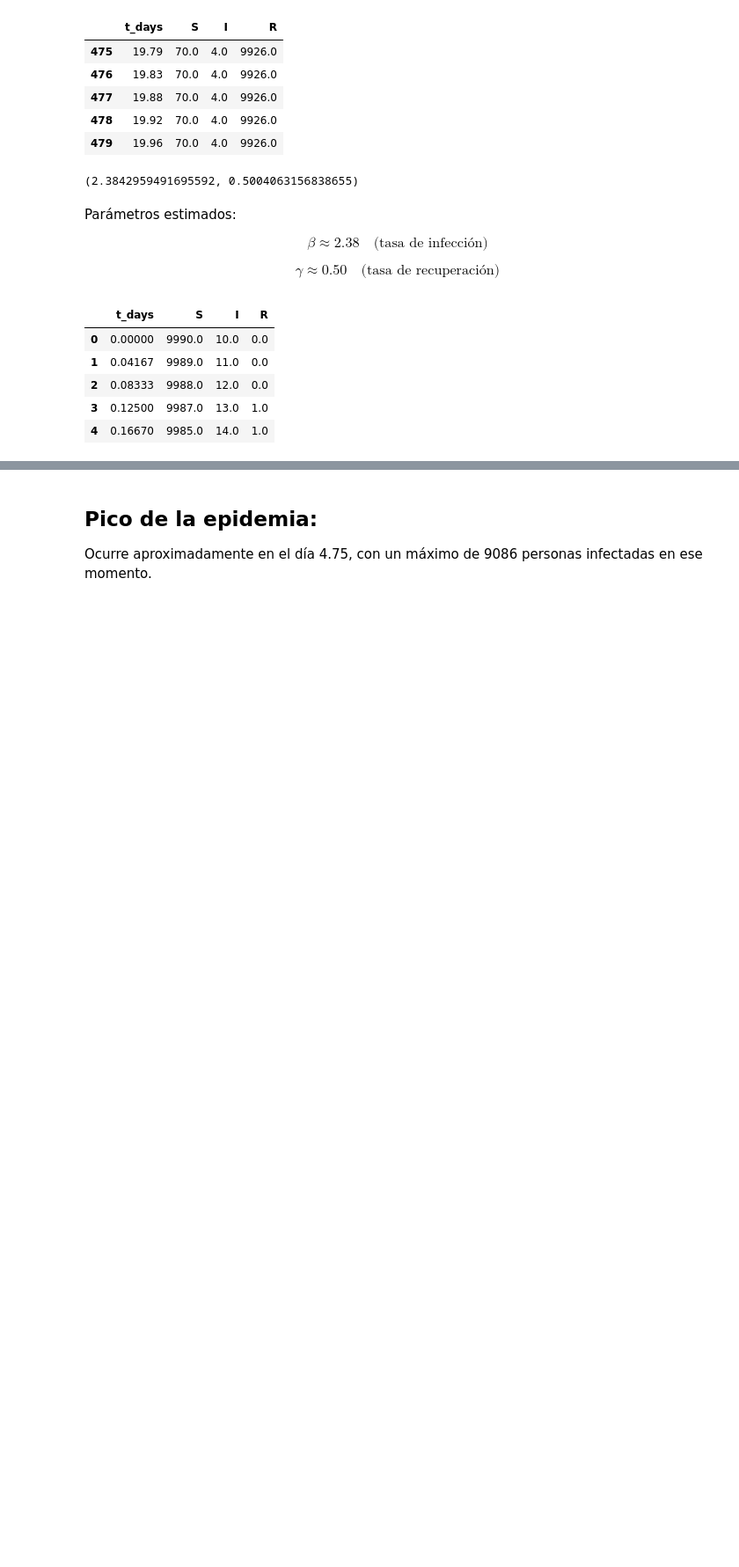
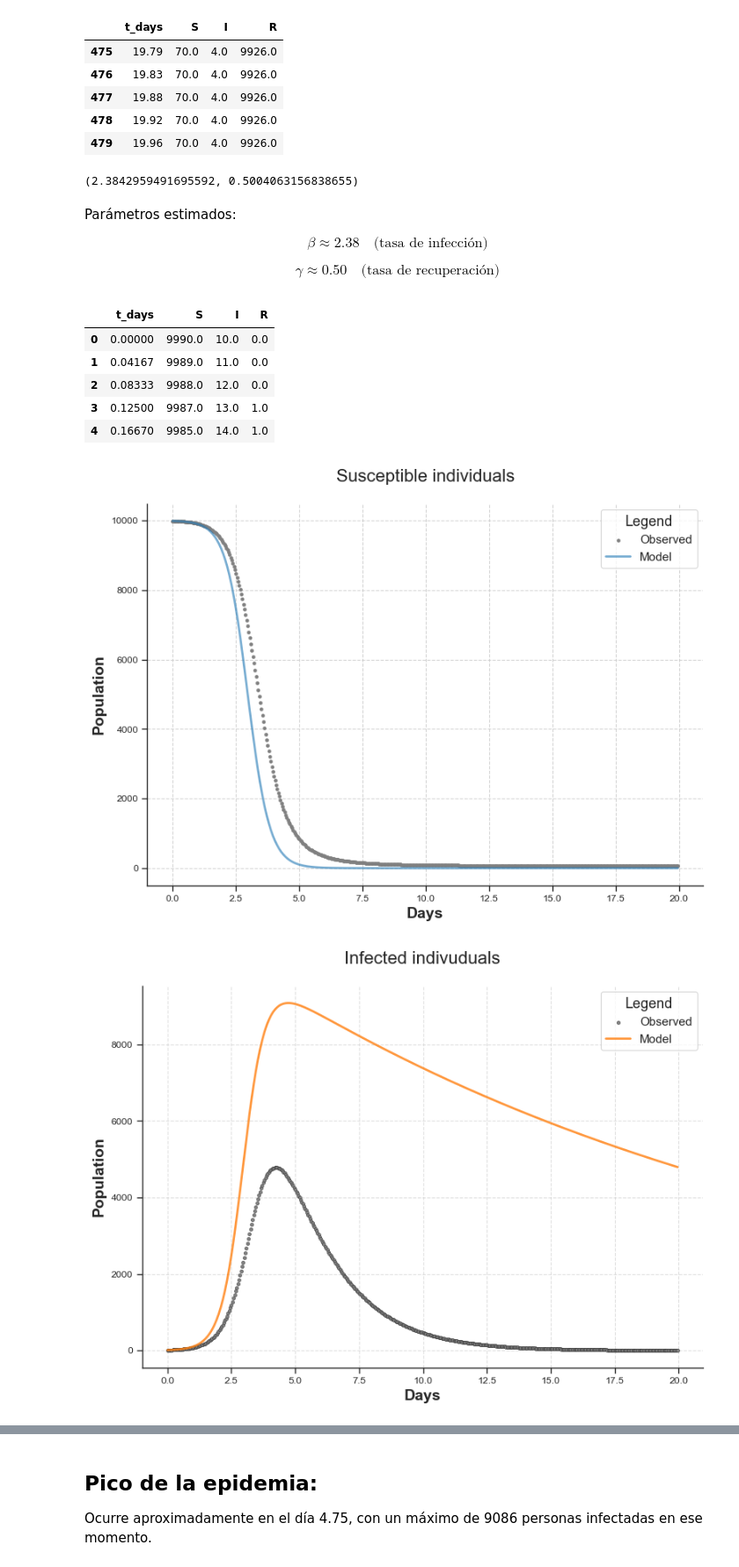
Before and after one commit to JsebastianUVPRQ/classical_trajectory, a Jupyter notebook: Intro_modeling_math/tll/penaloza_juan.ipynb, the cells around one changed output, grey strips where cells are left out. Shown at 88% size. Cells and saved outputs as stored; diff of their text form; code cells hidden in the pictures; blank space fills up the shorter version.

```diff
--- a/Intro_modeling_math/tll/penaloza_juan.ipynb
+++ b/Intro_modeling_math/tll/penaloza_juan.ipynb
@@ -248,64 +248,70 @@ plt.ylabel('Population')
 plt.title('SIR Model Fit to Data (Approximated Parameters)')
 plt.legend()
 plt.grid()
 plt.show()
 '''
 # Configuración de estilo para seaborn
-sns.set_theme(style="ticks", context="talk")
-
+sns.set_theme(style="ticks", context="paper")
+# ----------------------------
 # Figura 1: Susceptible
 plt.figure(figsize=(8, 6))
 sns.scatterplot(
     x='t_days', y='S', data=datosRecuperados,
-    label='Susceptible (Observed Data)', marker='o', color='#1f77b4', edgecolor='w', s=100)
+    label='Observed', color='#808080', edgecolor='#808080', linewidth=0.2, s=10
+)
+# sns.lineplot( x='t_days', y='S', data=datosRecuperados, label='Observed', color='#808080')
+
 sns.lineplot(
     x=solution_approx.t , y=S_approx,
-    label='Susceptible (Model Approximation)', color='#1f77b4', linewidth=2
+    label='Model', color='#1f77b4', linewidth=2, alpha=0.6
+)
+
+plt.xlabel('Days', fontsize=14, weight='bold')
+plt.ylabel('Population', fontsize=14, weight='bold')
+# plt.yscale('log')
+plt.title('Susceptible individuals', fontsize=16, pad=20)
+plt.legend(title="Legend", title_fontsize=13, fontsize=11, loc='upper right', frameon=True)
+sns.despine()
+plt.grid(visible=True, linestyle='--', alpha=0.8)
+plt.tight_layout()
+plt.show()
+# ----------------------------
+# Figura 2: Infected
+plt.figure(figsize=(8, 6))
+sns.scatterplot(
+    x='t_days', y='I', data=datosRecuperados,
+    label='Observed', color='#808080', edgecolor='#000000', linewidth=0.2, s=10
+)
+sns.lineplot(
+    x=solution_approx.t, y=I_approx,
+    label='Model', color='#ff7f0e', linewidth=2, alpha=0.8
 )
 plt.xlabel('Days', fontsize=14, weight='bold')
 plt.ylabel('Population', fontsize=14, weight='bold')
-# plt.yscale('log')
-plt.title('SIR Model: Susceptible', fontsize=16, weight='bold', pad=20)
+plt.title('Infected indivuduals', fontsize=16, pad=20)
 plt.legend(title="Legend", title_fontsize=13, fontsize=11, loc='upper right', frameon=True)
 sns.despine()
 plt.grid(visible=True, linestyle='--', alpha=0.6)
 plt.tight_layout()
 plt.show()
-
-# Figura 2: Infected
+# ----------------------------
+# Figura 3: Recovered
 plt.figure(figsize=(8, 6))
 sns.scatterplot(
-    x='t_days', y='I', data=datosRecuperados,
-    label='Infected (Observed Data)', marker='s', color='#808080', edgecolor='w', s=100
+    x='t_days', y='R', data=datosRecuperados,
+    label='Observed', color='#808080', edgecolor='#000000', linewidth=0.2, s=4
 )
 sns.lineplot(
-    x=solution_approx.t, y=I_approx,
-    label='Infected (Model Approximation)', color='#ff7f0e', linewidth=2
-)
+    x=solution_approx.t, y=R_approx,
+    label='Model', color='#2ca02c', linewidth=4)
 plt.xlabel('Days', fontsize=14, weight='bold')
 plt.ylabel('Population', fontsize=14, weight='bold')
-plt.title('SIR Model: Infected', fontsize=16, weight='bold', pad=100)
-plt.legend(title="Legend", title_fontsize=13, fontsize=11, loc='upper right', frameon=True)
+plt.title('Recovered individuals', fontsize=16, pad=20)
+plt.legend(title="Legend", title_fontsize=13, fontsize=11, loc='lower right', frameon=True)
 sns.despine()
 plt.grid(visible=True, linestyle='--', alpha=0.6)
 plt.tight_layout()
 plt.show()
-
-# Figura 3: Recovered
-plt.figure(figsize=(8, 6))
-sns.scatterplot(
-    x='t_days', y='R', data=datosRecuperados,
-    label='Recovered (Observed Data)', marker='^', color='#2ca02c', edgecolor='w', s=100
-)
-sns.lineplot(
-    x=solution_approx.t, y=R_approx,
-    label='Recovered (Model Approximation)', color='#2ca02c', linewidth=2
-)
-plt.xlabel('Days', fontsize=14, weight='bold')
-plt.ylabel('Population', fontsize=14, weight='bold')
-plt.title('SIR Model: Recovered', fontsize=16, weight='bold', pad=20)
-plt.legend(title="Legend", title_fontsize=13, fontsize=11, loc='upper right', frameon=True)
-sns.despine()
-plt.grid(visible=True, linestyle='--', alpha=0.6)
-plt.tight_layout()
-plt.show()
+# %% [output]
+[figure, added]
+[figure, added]
```
Also changed, not shown: parts of 2 cells of this notebook.
